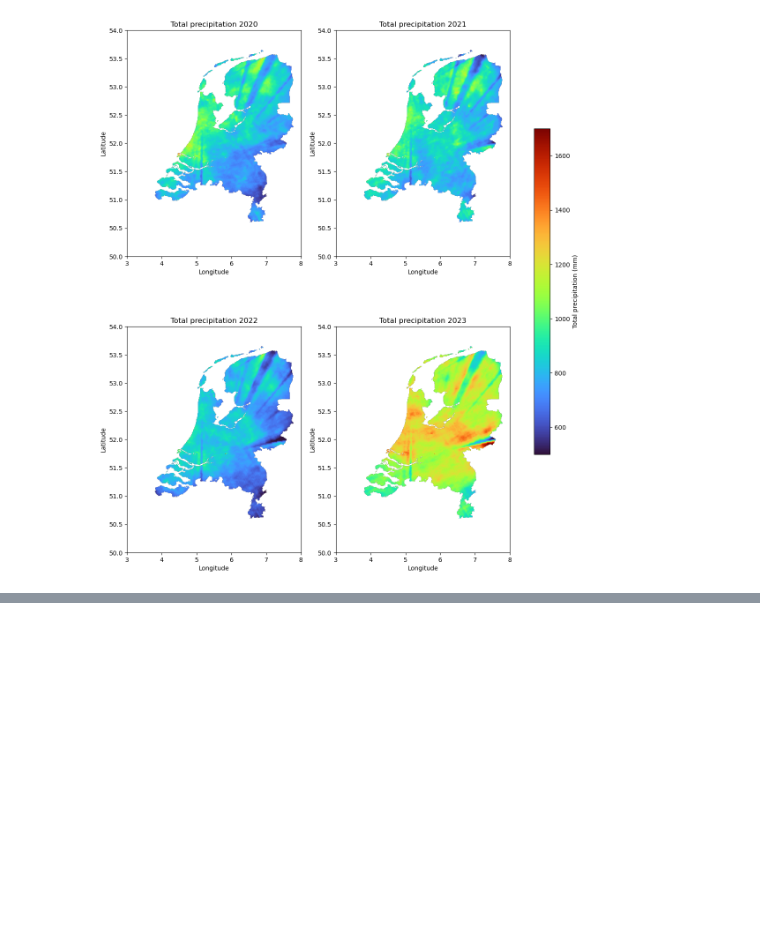
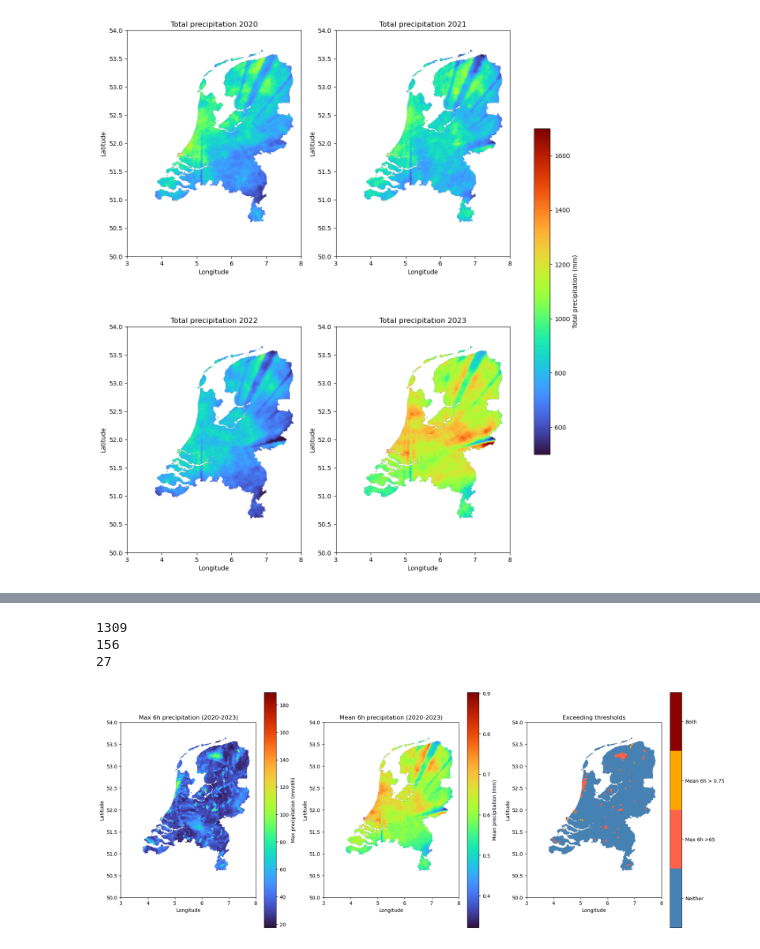
Before and after one commit to jterhaar/ThesisProject, a Jupyter notebook: data/analysis/analysis.ipynb, the cells around one changed output, grey strips where cells are left out. Cells and saved outputs as stored; diff of their text form; code cells hidden in the pictures; blank space fills up the shorter version.

```diff
--- a/data/analysis/analysis.ipynb
+++ b/data/analysis/analysis.ipynb
@@ -282,3 +245,70 @@ plt.show()
+# %%
+import matplotlib.pyplot as plt
+import matplotlib.colors as mcolors
+import numpy as np
+
+# 0 = does not exceed, 1 = exceeds, NaN = NaN
+def make_category(mask, source):
+    cat = np.where(np.isnan(source), np.nan,
+                   np.where(mask, 1.0, 0.0))
+    return cat
+
+max_limit = 65
+mean_limit = 0.75
+mask_max  = max_2d  > max_limit
+mask_mean = mean_2d > mean_limit
+mask_both   = mask_max & mask_mean
+print(mask_max.sum())
+print(mask_mean.sum())
+print(mask_both.sum())
+
+cat_max  = make_category(mask_max,  max_2d)
+cat_mean = make_category(mask_mean, mean_2d)
+
+# 0 = neither, 1 = 6h only, 2 = mean only, 3 = both
+cat_overlap = np.full(max_2d.shape, np.nan)
+valid = ~np.isnan(max_2d) & ~np.isnan(mean_2d)
+cat_overlap[valid] = (mask_max[valid].astype(int) +
+                      mask_mean[valid].astype(int) * 2)
+
+cmap_overlap = mcolors.ListedColormap(["steelblue", "tomato", "orange", "darkred"])
+
+fig, axes = plt.subplots(1, 3, figsize=(18, 7))
+
+kwargs = dict(origin="upper",
+              extent=[lons.min(), lons.max(), lats.min(), lats.max()],
+              aspect=1 / np.cos(np.radians(52)))
+
+# 6h heatmap
+im0 = axes[0].imshow(max_2d, cmap='turbo', **kwargs)
+plt.colorbar(im0, ax=axes[0], label='Max precipitation (mm/6h)')
+axes[0].set_title('Max 6h precipitation (2020-2023)')
+
+# Mean heatmap
+im1 = axes[1].imshow(mean_2d, cmap='turbo', **kwargs)
+plt.colorbar(im1, ax=axes[1], label='Mean precipitation (mm)')
+axes[1].set_title('Mean 6h precipitation (2020-2023)')
+
+# Overlap
+im2 = axes[2].imshow(cat_overlap, cmap=cmap_overlap, vmin=0, vmax=3, **kwargs)
+cbar2 = plt.colorbar(im2, ax=axes[2], ticks=[0.375, 1.125, 1.875, 2.625])
+cbar2.ax.set_yticklabels(["Neither", f"Max 6h >{max_limit}" , f"Mean 6h > {mean_limit}", "Both"])
+axes[2].set_title("Exceeding thresholds")
+
+for ax in axes:
+    ax.set_xlim(3, 8)
+    ax.set_ylim(50, 54)
+    ax.set_xlabel("Longitude")
+    ax.set_ylabel("Latitude")
+
+plt.tight_layout()
+plt.savefig(f"images/max_mean_threshold_maps_{max_limit}_{mean_limit}.png", dpi=150)
+plt.show()
+# %% [output]
+1309
+156
+27
+[figure, added]
 # %%
 daily_vals = daily.values  # shape (time, space) or (time, y, x)
 
```
Also changed, not shown: parts of 15 cells of this notebook, 19 other files.
